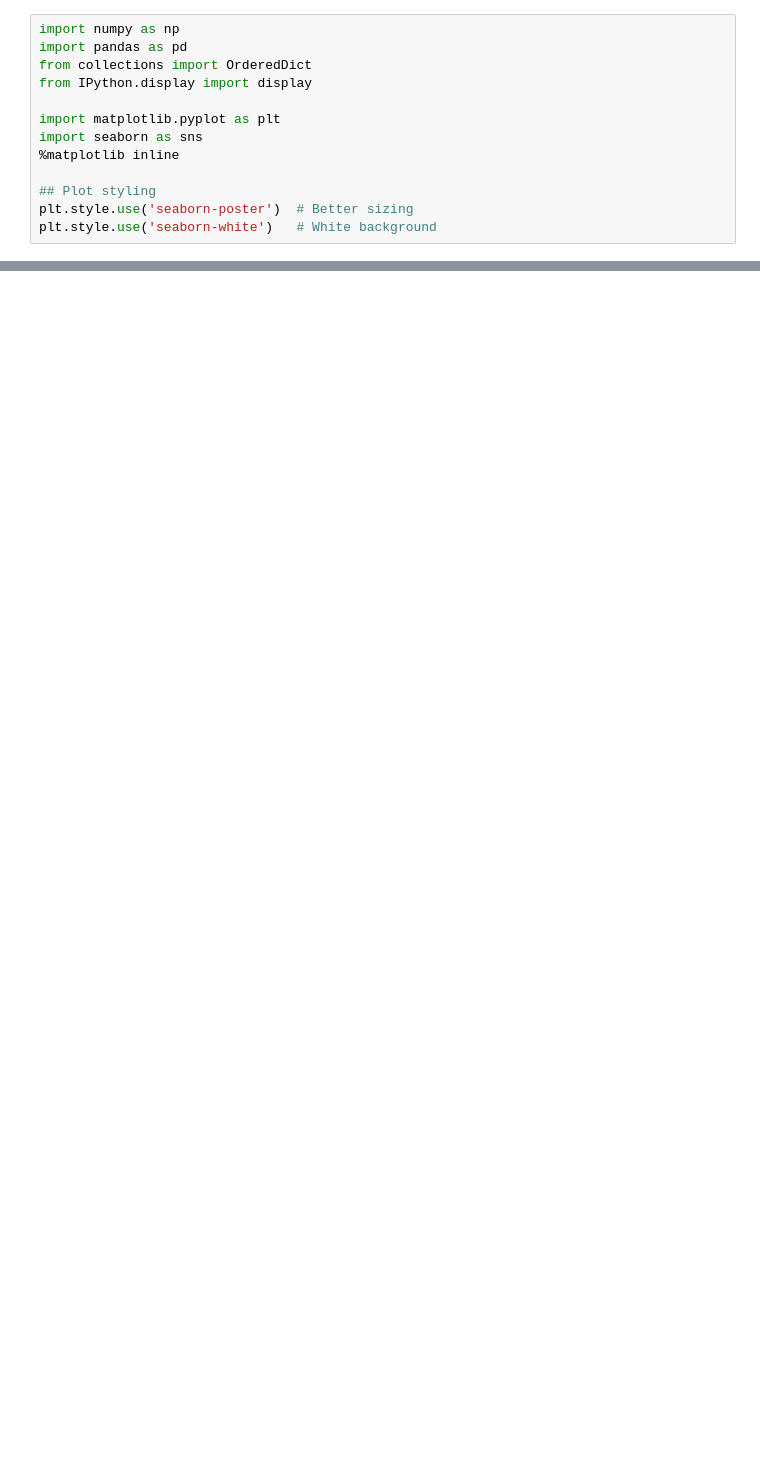
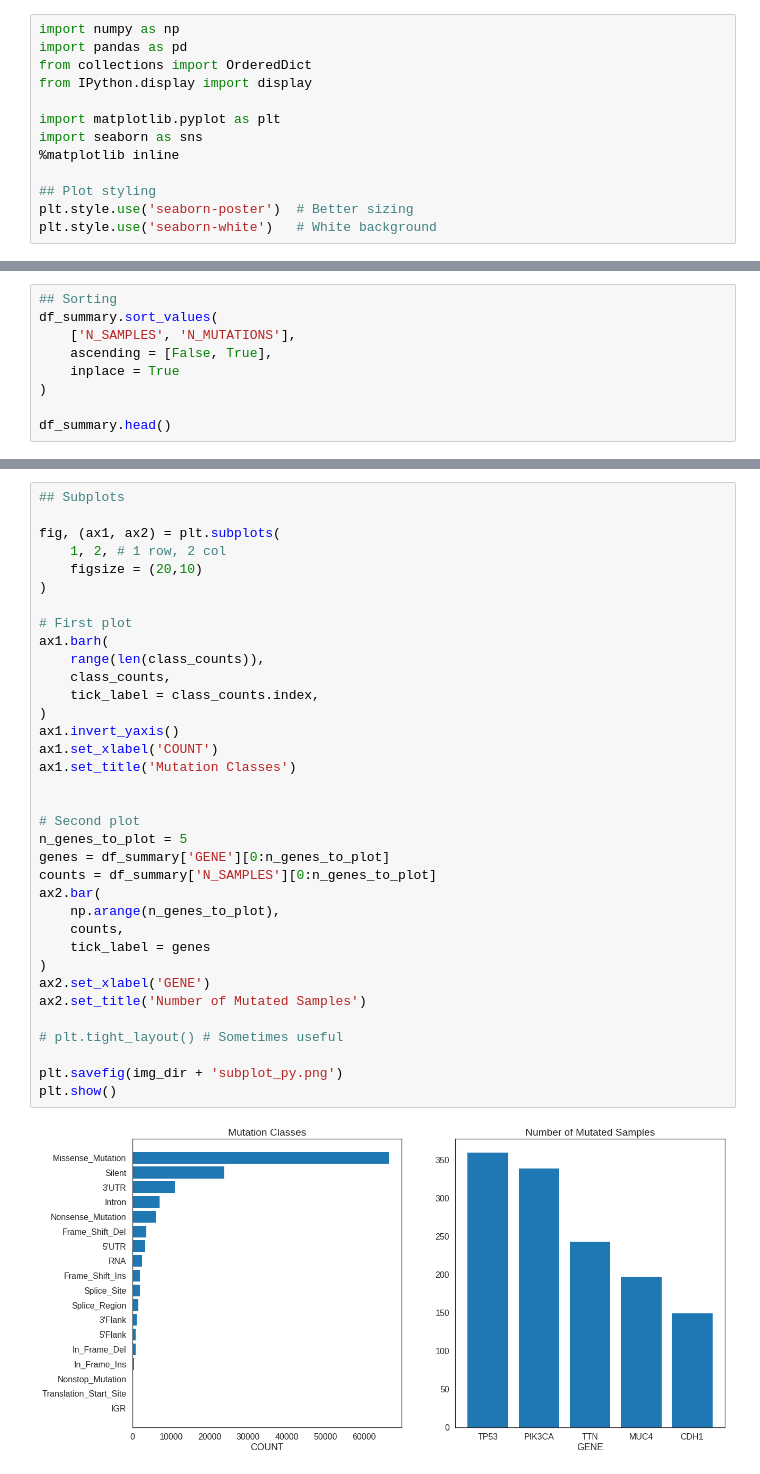
Before and after one commit to carMartinez/eda_python_vs_r, a Jupyter notebook: python_explore.ipynb, the cells around one changed output, grey strips where cells are left out. Drawn from its saved outputs; the diff is of its cells as text; blank space fills up the shorter version.

```diff
--- a/python_explore.ipynb
+++ b/python_explore.ipynb
@@ -371,0 +472,9 @@ plt.show()
+# %%
+## Sorting
+df_summary.sort_values(
+    ['N_SAMPLES', 'N_MUTATIONS'],
+    ascending = [False, True],
+    inplace = True
+)
+
+df_summary.head()
@@ -371,0 +540,37 @@ plt.show()
+# %%
+## Subplots
+
+fig, (ax1, ax2) = plt.subplots(
+    1, 2, # 1 row, 2 col
+    figsize = (20,10)
+)
+
+# First plot
+ax1.barh(
+    range(len(class_counts)),
+    class_counts,
+    tick_label = class_counts.index,
+)
+ax1.invert_yaxis()
+ax1.set_xlabel('COUNT')
+ax1.set_title('Mutation Classes')
+
+
+# Second plot
+n_genes_to_plot = 5
+genes = df_summary['GENE'][0:n_genes_to_plot]
+counts = df_summary['N_SAMPLES'][0:n_genes_to_plot]
+ax2.bar(
+    np.arange(n_genes_to_plot),
+    counts,
+    tick_label = genes
+)
+ax2.set_xlabel('GENE')
+ax2.set_title('Number of Mutated Samples')
+
+# plt.tight_layout() # Sometimes useful
+
+plt.savefig(img_dir + 'subplot_py.png')
+plt.show()
+# %% [output]
+[figure, added]
```
Also changed, not shown: parts of 48 cells of this notebook, 5 other files.
